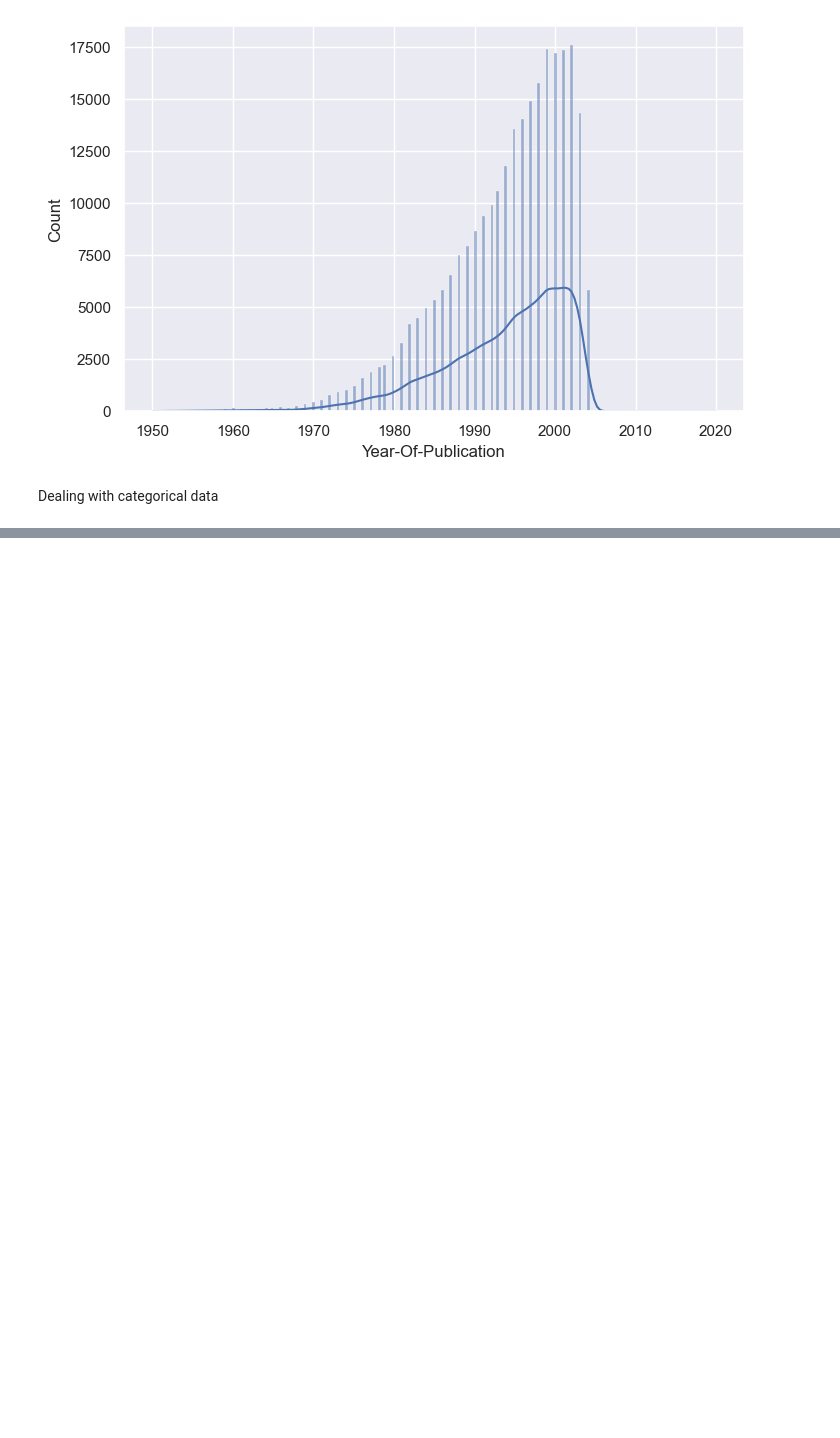
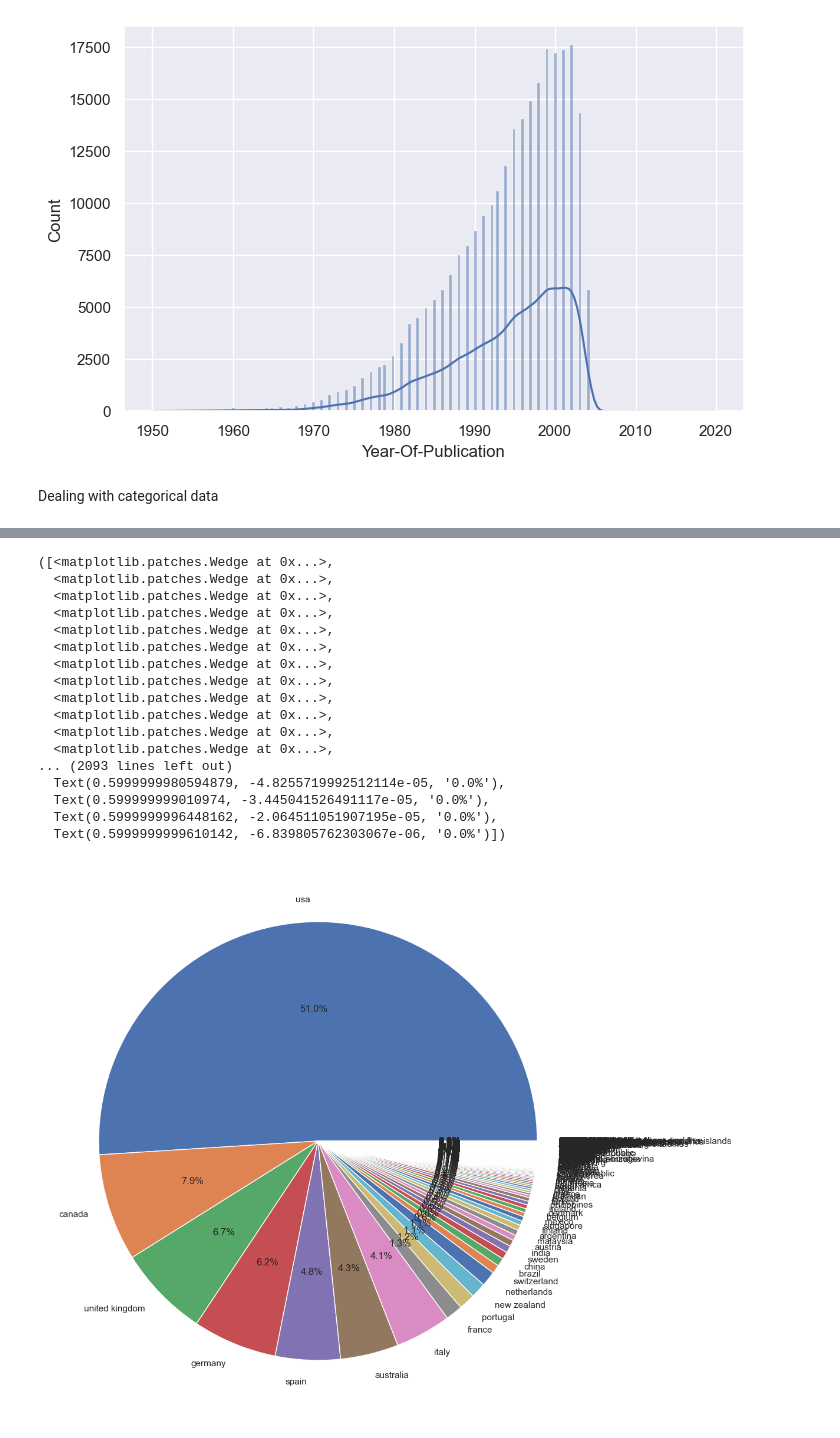
Before and after one commit to flo-shi/Recommender-System, a Jupyter notebook: recommenda system.ipynb, the cells around one changed output, grey strips where cells are left out. Cells and saved outputs as stored; diff of their text form; code cells hidden in the pictures; blank space fills up the shorter version.

```diff
--- a/recommenda system.ipynb
+++ b/recommenda system.ipynb
@@ -267,3 +264,6 @@ ax = sns.histplot(data=df1, x = 'Year-Of-Publication', kde=True)
 [figure]
 # %% [markdown]
 Dealing with categorical data
+# %%
+# Construct new attribute
+df3['Country'] = df3['Location'].str.extract(r',\s*([^,]+)$')
@@ -269,0 +279,5 @@ Dealing with categorical data
+# %%
+df3.drop(columns=['Location'], inplace=True)
+# %%
+country_counts = df3['Country'].value_counts()
+print(country_counts)
@@ -269,0 +297,22 @@ Dealing with categorical data
+# %%
+plt.figure(figsize=(12,16))
+plt.pie(country_counts, labels=country_counts.index, autopct='%1.1f%%')
+# %% [output]
+([<matplotlib.patches.Wedge at 0x...>,
+  <matplotlib.patches.Wedge at 0x...>,
+  <matplotlib.patches.Wedge at 0x...>,
+  <matplotlib.patches.Wedge at 0x...>,
+  <matplotlib.patches.Wedge at 0x...>,
+  <matplotlib.patches.Wedge at 0x...>,
+  <matplotlib.patches.Wedge at 0x...>,
+  <matplotlib.patches.Wedge at 0x...>,
+  <matplotlib.patches.Wedge at 0x...>,
+  <matplotlib.patches.Wedge at 0x...>,
+  <matplotlib.patches.Wedge at 0x...>,
+  <matplotlib.patches.Wedge at 0x...>,
+... (2093 lines left out)
+  Text(0.5999999980594879, -4.8255719992512114e-05, '0.0%'),
+  Text(0.599999999010974, -3.445041526491117e-05, '0.0%'),
+  Text(0.5999999996448162, -2.064511051907195e-05, '0.0%'),
+  Text(0.5999999999610142, -6.839805762303067e-06, '0.0%')])
+[figure, added]
```
Also changed, not shown: parts of 6 cells of this notebook.
